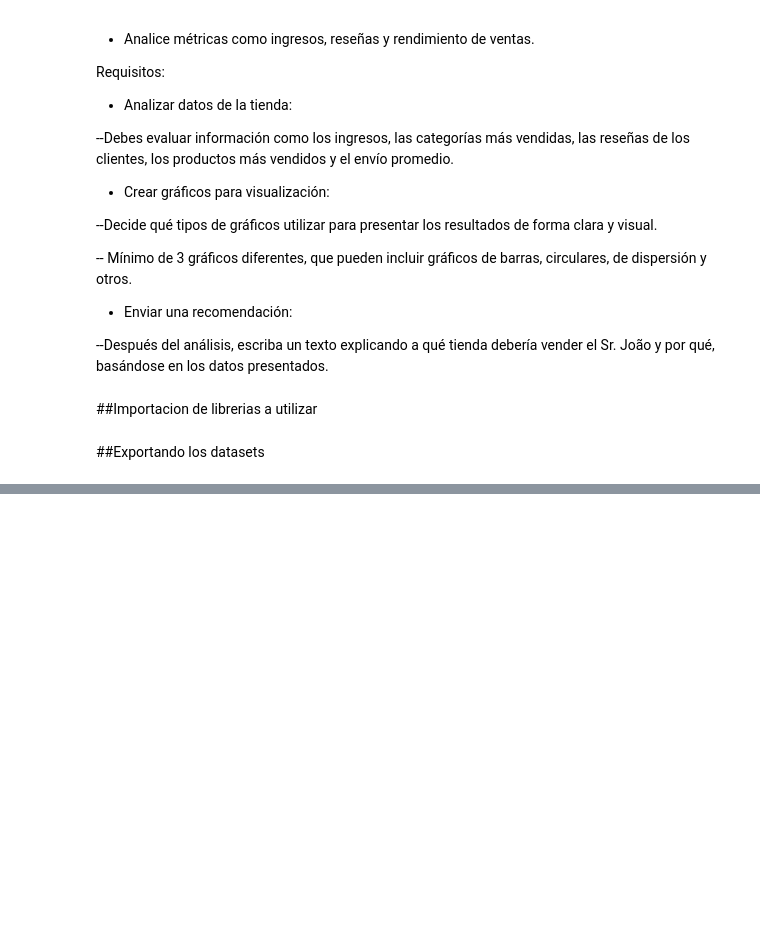
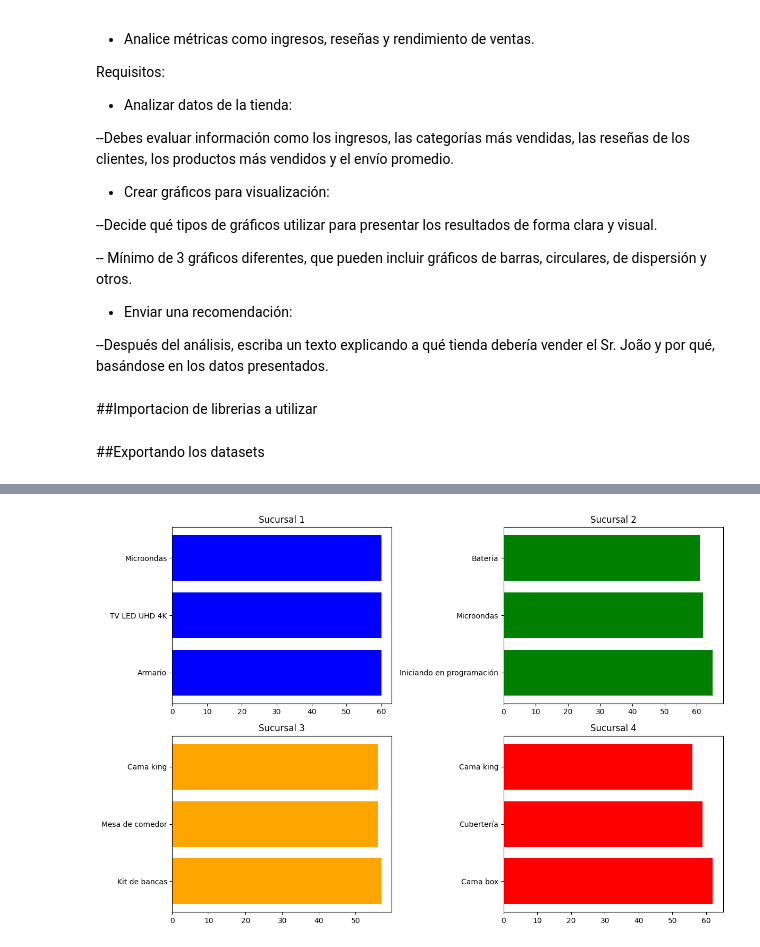
Before and after one commit to cristian160705/Challenge_Alura_Store_Latam, a Jupyter notebook: Challenge_Alura_Store_Latam.ipynb, the cells around one changed output, grey strips where cells are left out. Cells and saved outputs as stored; diff of their text form; code cells hidden in the pictures; blank space fills up the shorter version.

```diff
--- a/Challenge_Alura_Store_Latam.ipynb
+++ b/Challenge_Alura_Store_Latam.ipynb
@@ -51,0 +282,4 @@ tienda4 = pd.read_csv(url4)
+# %%
+#Tienda 3
+productos_mas_vendidos_tienda3 = tienda3.groupby("Producto")["Producto"].count().sort_values(ascending=False).head(3)
+productos_mas_vendidos_tienda3.head(5)
@@ -51,0 +305,4 @@ tienda4 = pd.read_csv(url4)
+# %%
+#Tienda 4
+productos_mas_vendidos_tienda4 = tienda4.groupby("Producto")["Producto"].count().sort_values(ascending=False).head(3)
+productos_mas_vendidos_tienda4.head(5)
@@ -51,0 +397,39 @@ tienda4 = pd.read_csv(url4)
+# %%
+cantidad_producto_vendido_tienda1 = productos_mas_vendidos_tienda1.values
+cantidad_producto_vendido_tienda1
+nombres_productos_tienda1 = productos_mas_vendidos_tienda1.index
+nombres_productos_tienda1
+nombres_productos_tienda2 = productos_mas_vendidos_tienda2.index
+nombres_productos_tienda2
+cantidad_producto_vendido_tienda2 = productos_mas_vendidos_tienda2.values
+nombres_productos_tienda3 = productos_mas_vendidos_tienda3.index
+cantidad_producto_vendido_tienda3 = productos_mas_vendidos_tienda3.values
+nombres_productos_tienda4 = productos_mas_vendidos_tienda4.index
+cantidad_producto_vendido_tienda4 = productos_mas_vendidos_tienda4.values
+# %%
+# 2. Crear la figura y los ejes (una matriz de 2 filas x 2 columnas)
+fig, axs = plt.subplots(2, 2, figsize=(12, 8)) # figsize hace la imagen más grande
+
+# 3. Llenar cada gráfico accediendo por coordenadas [fila, columna]
+
+# --- Sucursal 1 (Fila 0, Columna 0) ---
+axs[0, 0].barh(nombres_productos_tienda1, cantidad_producto_vendido_tienda1, color='blue')
+axs[0, 0].set_title('Sucursal 1')
+
+# --- Sucursal 2 (Fila 0, Columna 1) ---
+axs[0, 1].barh(nombres_productos_tienda2, cantidad_producto_vendido_tienda2, color='green')
+axs[0, 1].set_title('Sucursal 2')
+
+# --- Sucursal 3 (Fila 1, Columna 0) ---
+axs[1, 0].barh(nombres_productos_tienda3, cantidad_producto_vendido_tienda3, color='orange')
+axs[1, 0].set_title('Sucursal 3')
+
+# --- Sucursal 4 (Fila 1, Columna 1) ---
+axs[1, 1].barh(nombres_productos_tienda4, cantidad_producto_vendido_tienda4, color='red')
+axs[1, 1].set_title('Sucursal 4')
+
+# 4. Ajuste final mágico
+plt.tight_layout() # Evita que los títulos se superpongan
+plt.show()
+# %% [output]
+[figure, added]
```
Also changed, not shown: parts of 41 cells of this notebook.
